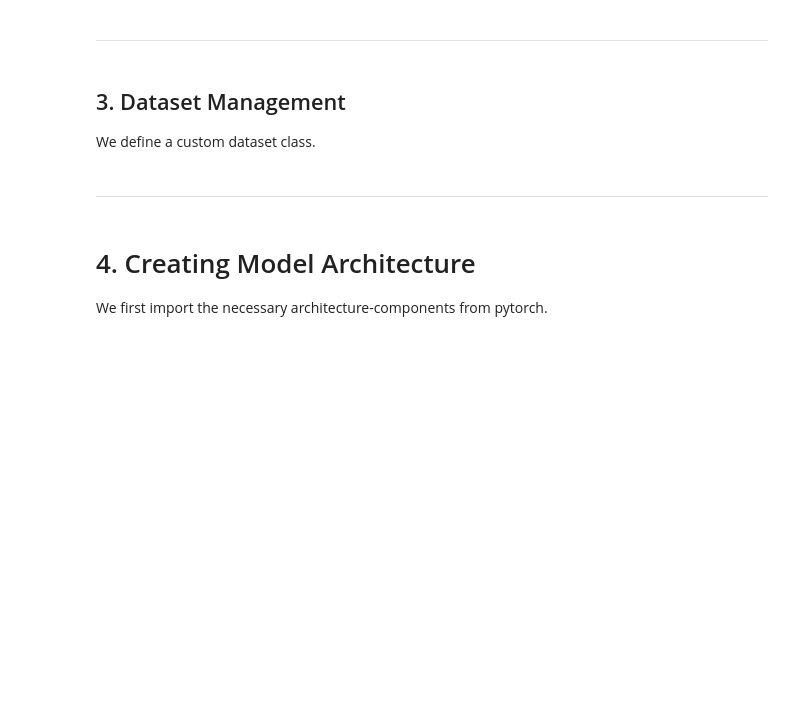
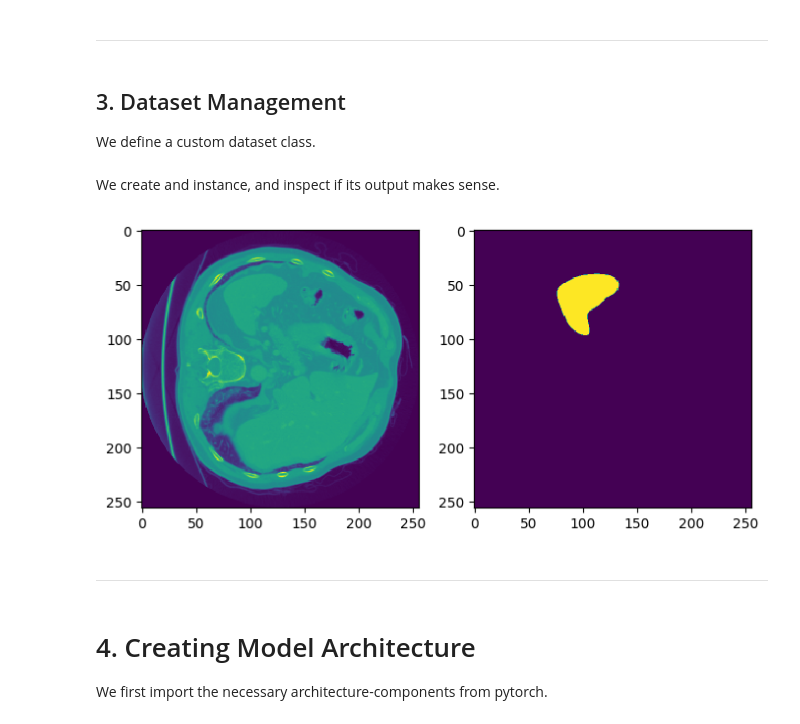
Before and after one commit to felsager/vae_lung_tumor_segmentation, a Jupyter notebook: net_md/net_md.ipynb, the cells around one changed output. Cells and saved outputs as stored; diff of their text form; code cells hidden in the pictures; blank space fills up the shorter version.

```diff
--- a/net_md/net_md.ipynb
+++ b/net_md/net_md.ipynb
@@ -51,12 +53,12 @@ Setting up some global constants.
 # %%
 root_dir = './' # Location of project, relative to the working directory.
 raw_data_dir = join(root_dir, 'data', 'raw_data')
-aug_data_dir = join(root_dir, 'data', 'aug_data')
+prep_data_dir = join(root_dir, 'data', 'prep_data')
 model_dir = join(root_dir, 'model')
 stats_dir = join(root_dir, 'stats')
 output_dir = join(root_dir, 'output')
 
-organs = ['spleen', 'colon', 'lung']
+organs = ['spleen']
 
 d = 256 # New dimensions (width and height) of datapoints.
 num_chunks = 16 # Number of chunks to divide our data into.
@@ -268,3 +202,36 @@ class CT_Dataset(Dataset):
+# %%
+from torch.utils.data import Dataset
+import gzip
+
+class CT_Dataset(Dataset):
+    def __init__(self, path, organ, lod):
+        self.images = torch.load(join(path,organ + '_image_slices.pt'))
+        self.labels = torch.load(join(path,organ + '_label_slices.pt'))
+        self.length = len(self.images)
+
+    def __len__(self):
+        return self.length
+
+    def __getitem__(self, index):
+        return {'x': self.images[index], 't': self.labels[index]}
+
+    def visualize(self,index):
+        sample = self.__getitem__(index)
+        fig, ax = plt.subplots(1, 2, figsize=(8,5))
+        image = sample['x'].detach().numpy()
+        label = sample['t'].detach().numpy()
+        ax[0].imshow(image, interpolation='nearest')
+        ax[1].imshow(label, interpolation='nearest')
+        fig.canvas.draw()
+# %% [markdown]
+We create and instance, and inspect if its output makes sense.
+# %%
+# Careful running this. Will take up a lot of RAM for some of the organs.
+dataset = CT_Dataset(join(prep_data_dir,'train'), 'spleen', 8)
+# %%
+dataset.visualize(1000)
+# %% [output]
+[figure, added]
 # %% [markdown]
 ---
 # %% [markdown]
```
Also changed, not shown: parts of 14 cells of this notebook, 1 other file.
